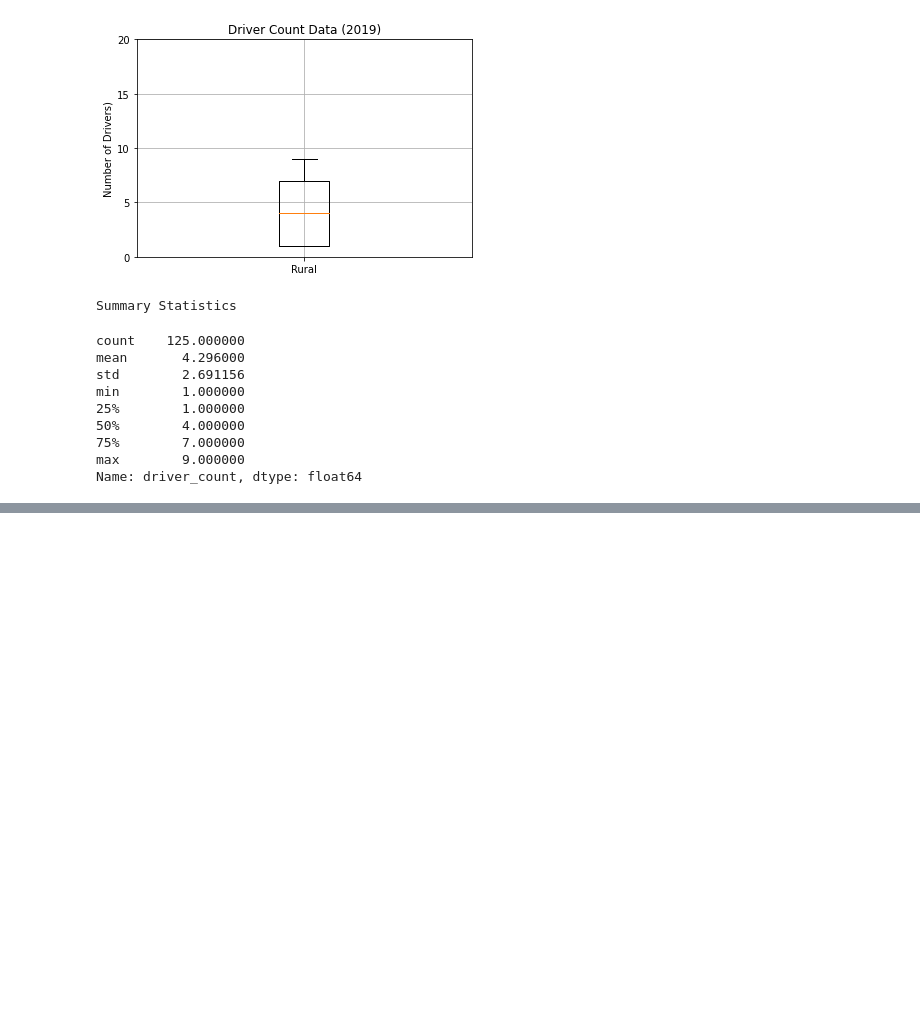
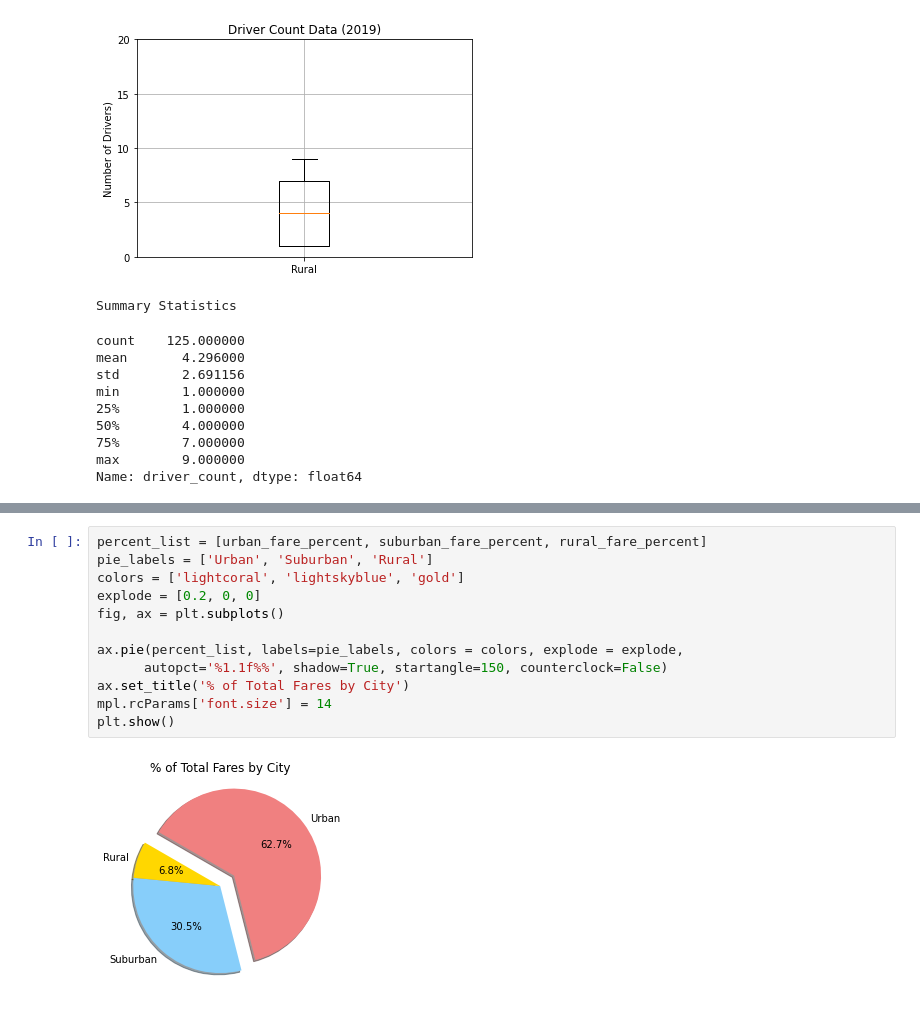
Before and after one commit to rbriggs13/PyBer_Analysis, a Jupyter notebook: PyBer.ipynb, the cells around one changed output, grey strips where cells are left out. Saved outputs shown, nothing was run; the diff lists cells and outputs as text; blank space fills up the shorter version.

```diff
--- a/PyBer.ipynb
+++ b/PyBer.ipynb
@@ -585,0 +622,14 @@ plt.show()
+# %%
+percent_list = [urban_fare_percent, suburban_fare_percent, rural_fare_percent]
+pie_labels = ['Urban', 'Suburban', 'Rural']
+colors = ['lightcoral', 'lightskyblue', 'gold']
+explode = [0.2, 0, 0]
+fig, ax = plt.subplots()
+
+ax.pie(percent_list, labels=pie_labels, colors = colors, explode = explode,
+      autopct='%1.1f%%', shadow=True, startangle=150, counterclock=False)
+ax.set_title('% of Total Fares by City')
+mpl.rcParams['font.size'] = 14
+plt.show()
+# %% [output]
+[figure, added]
```
Also changed, not shown: parts of 9 cells of this notebook.
